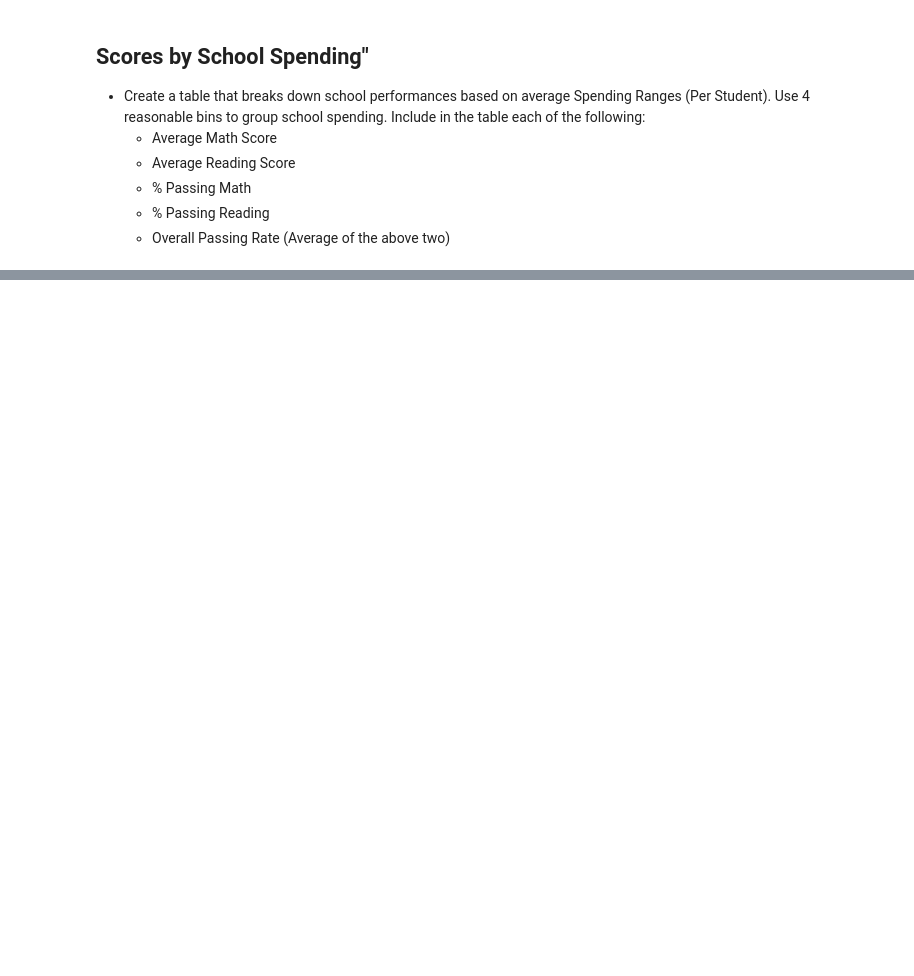
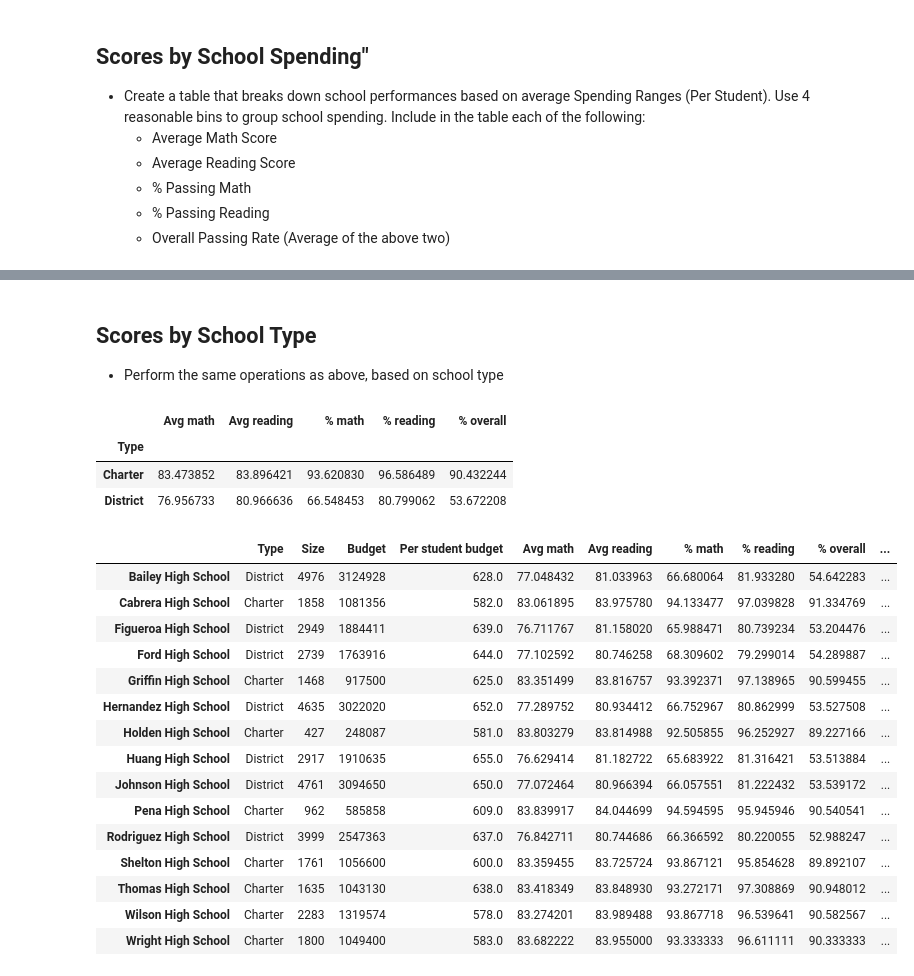
Before and after one commit to kyraha/UMN_HW04_pandas-challenge, a Jupyter notebook: PyCitySchools/PyCitySchools.ipynb, the cells around one changed output, grey strips where cells are left out. Drawn from its saved outputs; the diff is of its cells as text; code cells hidden in the pictures; blank space fills up the shorter version.

Commit message:
City Schools is done

```diff
--- a/PyCitySchools/PyCitySchools.ipynb
+++ b/PyCitySchools/PyCitySchools.ipynb
@@ -244,0 +260,8 @@ AttributeError: 'numpy.float64' object has no attribute 'floor'
+# %%
+# Looks like a step=20 could work
+budget_bins =  [0, 600, 620, 640, 1000]
+budget_labels = ["<600", "600-620", "620-640", "640+"]
+school_stats["spending"] = pd.cut(
+    school_stats["Budget"]/school_stats["Size"],
+    budget_bins, labels=budget_labels, include_lowest=True)
+#school_stats
@@ -244,0 +292,8 @@ AttributeError: 'numpy.float64' object has no attribute 'floor'
+# %%
+# Let's cut the data set by quartiles, so we get 4 buckets
+size_bins =  [0, 1698, 2283, 3474, 10000]
+size_labels = ["Small", "Medium", "Large", "XL"]
+school_stats["school_size"] = pd.cut(
+    school_stats["Size"],
+    size_bins, labels=size_labels, include_lowest=True)
+school_stats.groupby("school_size")[score_columns].mean()
@@ -244,0 +307,31 @@ AttributeError: 'numpy.float64' object has no attribute 'floor'
+# %% [markdown]
+## Scores by School Type
+* Perform the same operations as above, based on school type
+# %%
+school_stats.groupby("Type")[score_columns].mean()
+# %% [output]
+|  | Avg math | Avg reading | % math | % reading | % overall |
+| Type |  |  |  |  |  |
+| Charter | 83.473852 | 83.896421 | 93.620830 | 96.586489 | 90.432244 |
+| District | 76.956733 | 80.966636 | 66.548453 | 80.799062 | 53.672208 |
+# %%
+# P.S.
+# And my school_stats data frame evolved into...
+school_stats
+# %% [output]
+|  | Type | Size | Budget | Per student budget | Avg math | Avg reading | % math | % reading | % overall | ... |
+| Bailey High School | District | 4976 | 3124928 | 628.0 | 77.048432 | 81.033963 | 66.680064 | 81.933280 | 54.642283 | ... |
+| Cabrera High School | Charter | 1858 | 1081356 | 582.0 | 83.061895 | 83.975780 | 94.133477 | 97.039828 | 91.334769 | ... |
+| Figueroa High School | District | 2949 | 1884411 | 639.0 | 76.711767 | 81.158020 | 65.988471 | 80.739234 | 53.204476 | ... |
+| Ford High School | District | 2739 | 1763916 | 644.0 | 77.102592 | 80.746258 | 68.309602 | 79.299014 | 54.289887 | ... |
+| Griffin High School | Charter | 1468 | 917500 | 625.0 | 83.351499 | 83.816757 | 93.392371 | 97.138965 | 90.599455 | ... |
+| Hernandez High School | District | 4635 | 3022020 | 652.0 | 77.289752 | 80.934412 | 66.752967 | 80.862999 | 53.527508 | ... |
+| Holden High School | Charter | 427 | 248087 | 581.0 | 83.803279 | 83.814988 | 92.505855 | 96.252927 | 89.227166 | ... |
+| Huang High School | District | 2917 | 1910635 | 655.0 | 76.629414 | 81.182722 | 65.683922 | 81.316421 | 53.513884 | ... |
+| Johnson High School | District | 4761 | 3094650 | 650.0 | 77.072464 | 80.966394 | 66.057551 | 81.222432 | 53.539172 | ... |
+| Pena High School | Charter | 962 | 585858 | 609.0 | 83.839917 | 84.044699 | 94.594595 | 95.945946 | 90.540541 | ... |
+| Rodriguez High School | District | 3999 | 2547363 | 637.0 | 76.842711 | 80.744686 | 66.366592 | 80.220055 | 52.988247 | ... |
+| Shelton High School | Charter | 1761 | 1056600 | 600.0 | 83.359455 | 83.725724 | 93.867121 | 95.854628 | 89.892107 | ... |
+| Thomas High School | Charter | 1635 | 1043130 | 638.0 | 83.418349 | 83.848930 | 93.272171 | 97.308869 | 90.948012 | ... |
+| Wilson High School | Charter | 2283 | 1319574 | 578.0 | 83.274201 | 83.989488 | 93.867718 | 96.539641 | 90.582567 | ... |
+| Wright High School | Charter | 1800 | 1049400 | 583.0 | 83.682222 | 83.955000 | 93.333333 | 96.611111 | 90.333333 | ... |
```
Also changed, not shown: parts of 9 cells of this notebook.
